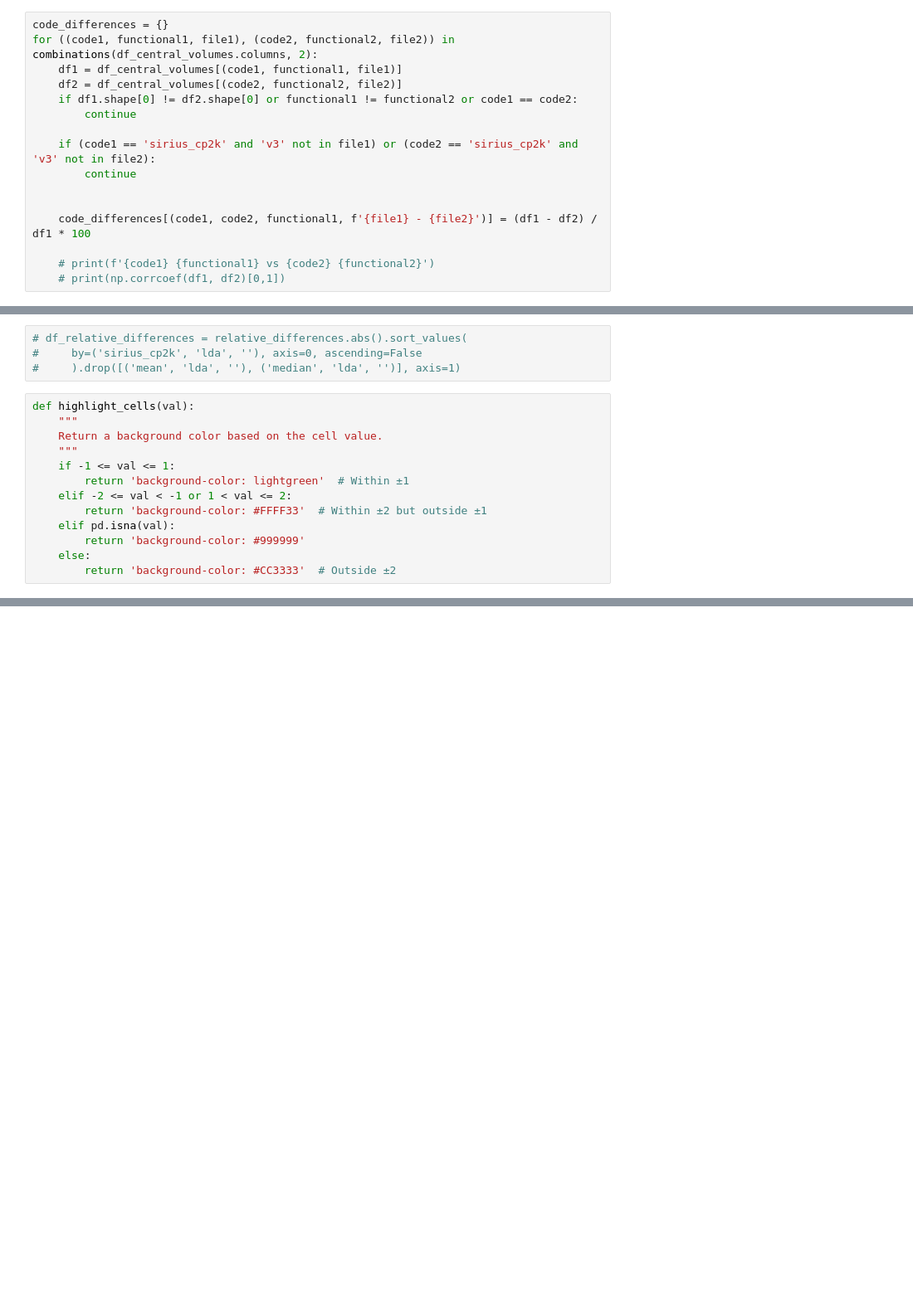
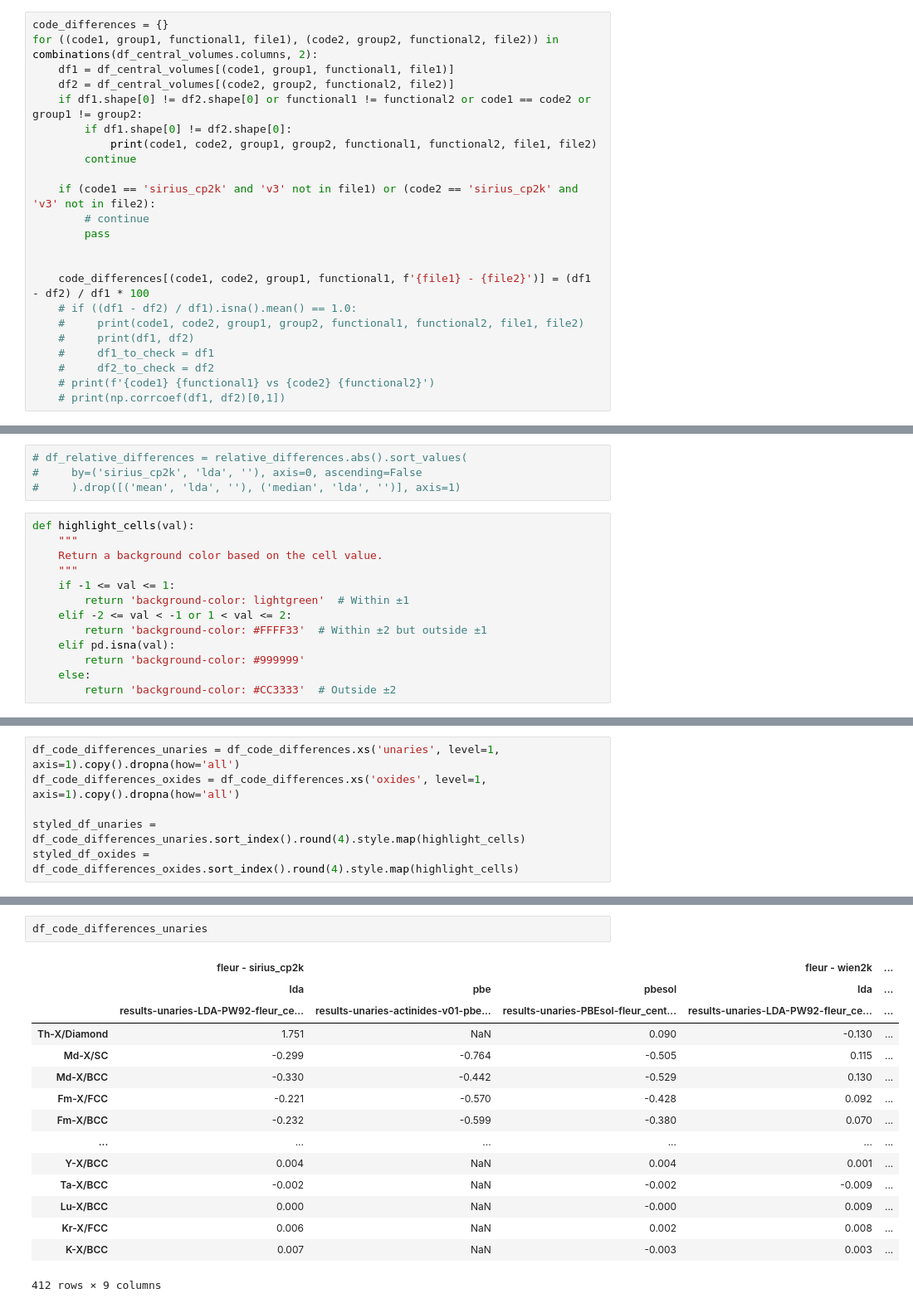
Before and after one commit to t-reents/acwf-verification-scripts, a Jupyter notebook: 5-analyses-v2/central-volumes-prep/analyze_central_volumes.ipynb, the cells around one changed output, grey strips where cells are left out. Shown: that part at 83% size. Saved outputs shown, nothing was run; the diff lists cells and outputs as text; blank space fills up the shorter version.

```diff
--- a/5-analyses-v2/central-volumes-prep/analyze_central_volumes.ipynb
+++ b/5-analyses-v2/central-volumes-prep/analyze_central_volumes.ipynb
@@ -71,17 +116,24 @@ df_central_volumes
 # %%
 code_differences = {}
-for ((code1, functional1, file1), (code2, functional2, file2)) in combinations(df_central_volumes.columns, 2):
-    df1 = df_central_volumes[(code1, functional1, file1)]
-    df2 = df_central_volumes[(code2, functional2, file2)]
-    if df1.shape[0] != df2.shape[0] or functional1 != functional2 or code1 == code2:
+for ((code1, group1, functional1, file1), (code2, group2, functional2, file2)) in combinations(df_central_volumes.columns, 2):
+    df1 = df_central_volumes[(code1, group1, functional1, file1)]
+    df2 = df_central_volumes[(code2, group2, functional2, file2)]
+    if df1.shape[0] != df2.shape[0] or functional1 != functional2 or code1 == code2 or group1 != group2:
+        if df1.shape[0] != df2.shape[0]:
+            print(code1, code2, group1, group2, functional1, functional2, file1, file2)
         continue
 
     if (code1 == 'sirius_cp2k' and 'v3' not in file1) or (code2 == 'sirius_cp2k' and 'v3' not in file2):
-        continue
+        # continue
+        pass
 
 
-    code_differences[(code1, code2, functional1, f'{file1} - {file2}')] = (df1 - df2) / df1 * 100
-
+    code_differences[(code1, code2, group1, functional1, f'{file1} - {file2}')] = (df1 - df2) / df1 * 100
+    # if ((df1 - df2) / df1).isna().mean() == 1.0:
+    #     print(code1, code2, group1, group2, functional1, functional2, file1, file2)
+    #     print(df1, df2)
+    #     df1_to_check = df1
+    #     df2_to_check = df2
     # print(f'{code1} {functional1} vs {code2} {functional2}')
     # print(np.corrcoef(df1, df2)[0,1])
 # %%
@@ -142,0 +175,6 @@ styled_df.to_excel("central_volumes_differences_v2.xlsx", engine="openpyxl")
+# %%
+df_code_differences_unaries = df_code_differences.xs('unaries', level=1, axis=1).copy().dropna(how='all')
+df_code_differences_oxides = df_code_differences.xs('oxides', level=1, axis=1).copy().dropna(how='all')
+
+styled_df_unaries = df_code_differences_unaries.sort_index().round(4).style.map(highlight_cells)
+styled_df_oxides = df_code_differences_oxides.sort_index().round(4).style.map(highlight_cells)
@@ -142,0 +212,18 @@ styled_df.to_excel("central_volumes_differences_v2.xlsx", engine="openpyxl")
+# %%
+df_code_differences_unaries
+# %% [output]
+|  | fleur - sirius_cp2k |  |  | fleur - wien2k | ... |
+|  | lda | pbe | pbesol | lda | ... |
+|  | results-unaries-LDA-PW92-fleur_ce... | results-unaries-actinides-v01-pbe... | results-unaries-PBEsol-fleur_cent... | results-unaries-LDA-PW92-fleur_ce... | ... |
+| Th-X/Diamond | 1.751 | NaN | 0.090 | -0.130 | ... |
+| Md-X/SC | -0.299 | -0.764 | -0.505 | 0.115 | ... |
+| Md-X/BCC | -0.330 | -0.442 | -0.529 | 0.130 | ... |
+| Fm-X/FCC | -0.221 | -0.570 | -0.428 | 0.092 | ... |
+| Fm-X/BCC | -0.232 | -0.599 | -0.380 | 0.070 | ... |
+| ... | ... | ... | ... | ... | ... |
+| Y-X/BCC | 0.004 | NaN | 0.004 | 0.001 | ... |
+| Ta-X/BCC | -0.002 | NaN | -0.002 | -0.009 | ... |
+| Lu-X/BCC | 0.000 | NaN | -0.000 | 0.009 | ... |
+| Kr-X/FCC | 0.006 | NaN | 0.002 | 0.008 | ... |
+| K-X/BCC | 0.007 | NaN | -0.003 | 0.003 | ... |
+412 rows × 9 columns
```
Also changed, not shown: parts of 15 cells of this notebook, 2 other files.
